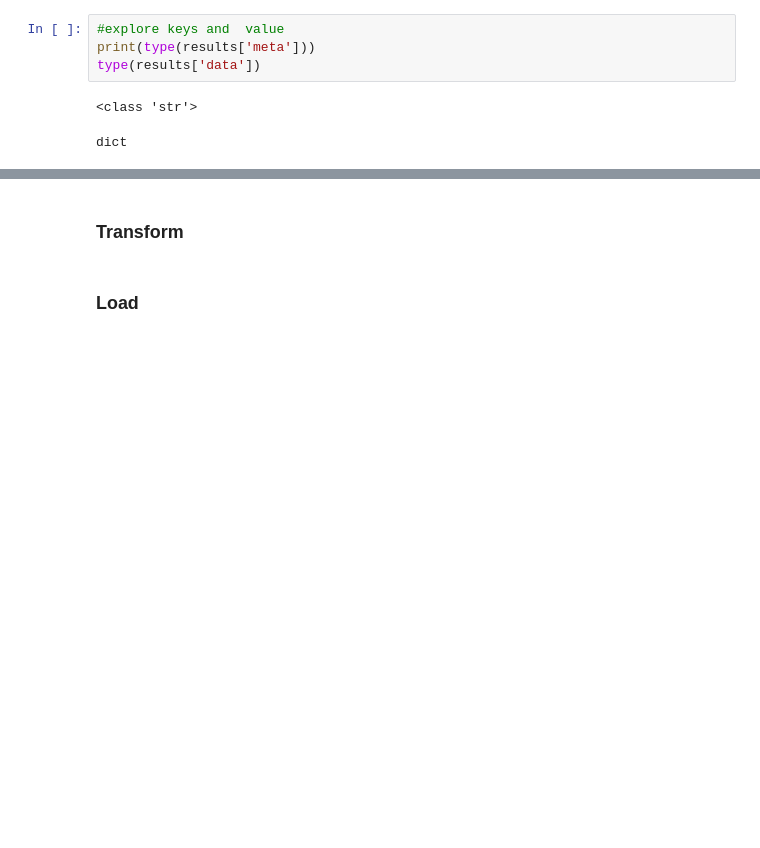
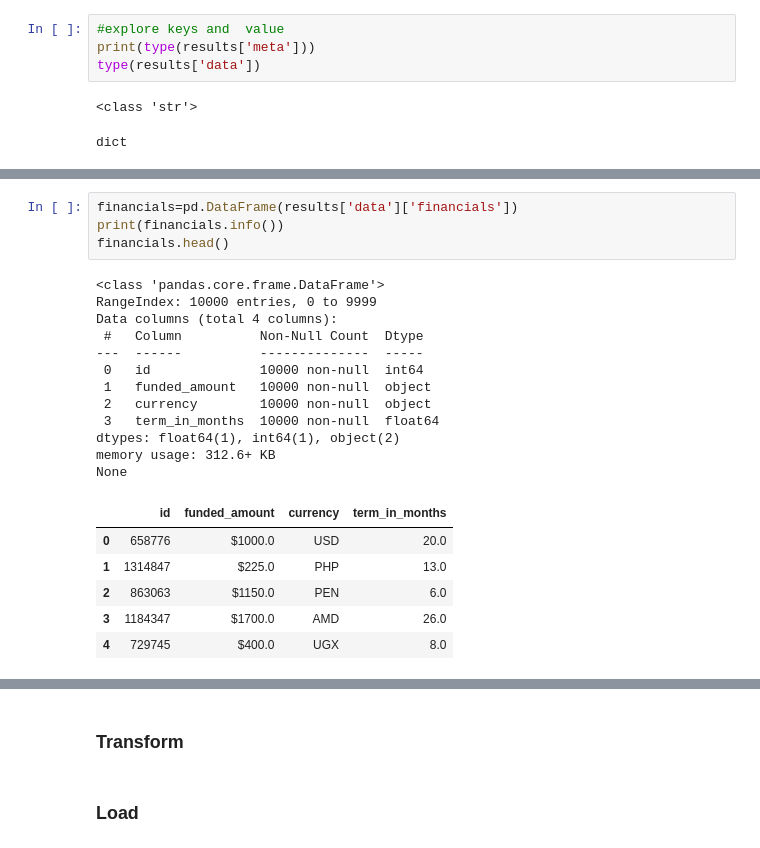
Before and after one commit to hawkeyedatatsai/Data-Enrichment-Mock-Belt-Exam, a Jupyter notebook: Analyzing API data on customer sales.ipynb, the cells around one changed output, grey strips where cells are left out. Saved outputs shown, nothing was run; the diff lists cells and outputs as text; blank space fills up the shorter version.

```diff
--- a/Analyzing API data on customer sales.ipynb
+++ b/Analyzing API data on customer sales.ipynb
@@ -37,0 +112,23 @@ dict
+# %%
+financials=pd.DataFrame(results['data']['financials'])
+print(financials.info())
+financials.head()
+# %% [output]
+<class 'pandas.core.frame.DataFrame'>
+RangeIndex: 10000 entries, 0 to 9999
+Data columns (total 4 columns):
+ #   Column          Non-Null Count  Dtype
+---  ------          --------------  -----
+ 0   id              10000 non-null  int64
+ 1   funded_amount   10000 non-null  object
+ 2   currency        10000 non-null  object
+ 3   term_in_months  10000 non-null  float64
+dtypes: float64(1), int64(1), object(2)
+memory usage: 312.6+ KB
+None
+|  | id | funded_amount | currency | term_in_months |
+| 0 | 658776 | $1000.0 | USD | 20.0 |
+| 1 | 1314847 | $225.0 | PHP | 13.0 |
+| 2 | 863063 | $1150.0 | PEN | 6.0 |
+| 3 | 1184347 | $1700.0 | AMD | 26.0 |
+| 4 | 729745 | $400.0 | UGX | 8.0 |
```
Also changed, not shown: parts of 5 cells of this notebook.
